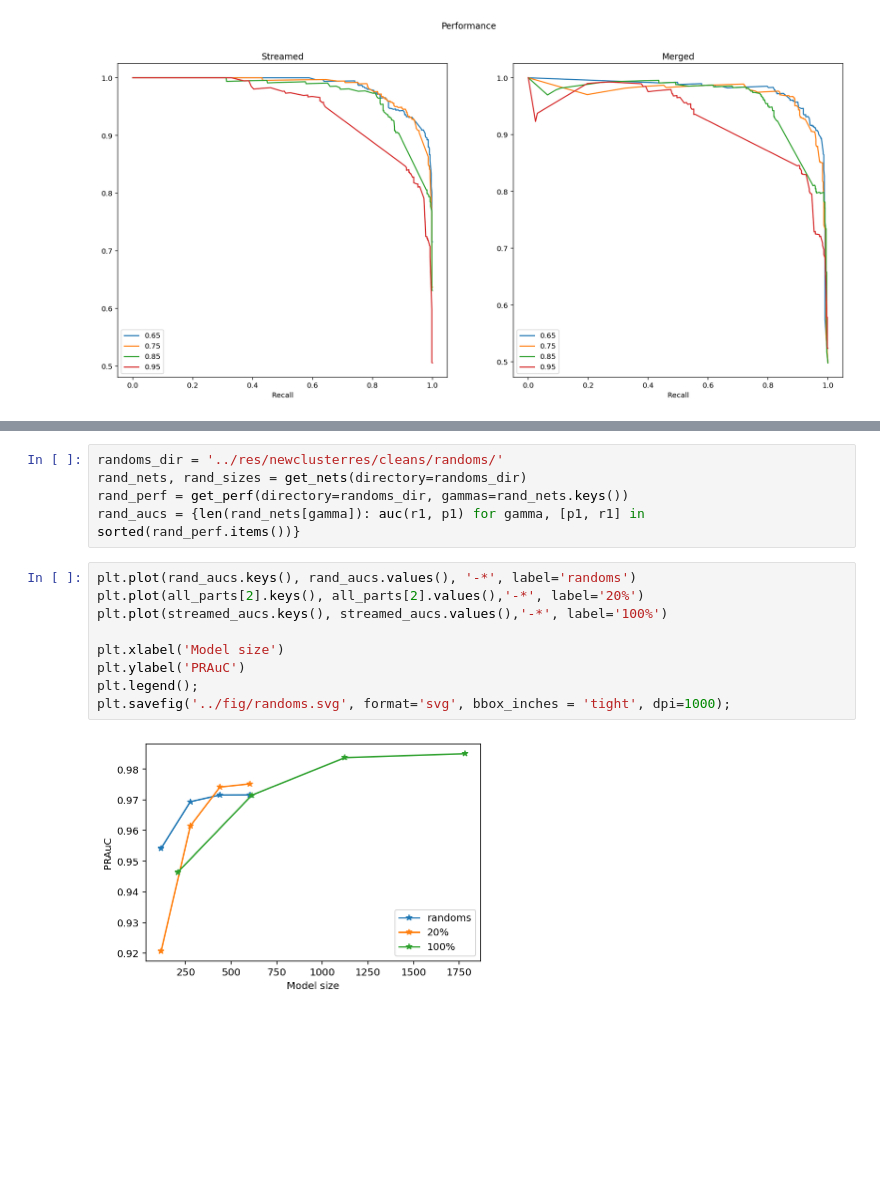
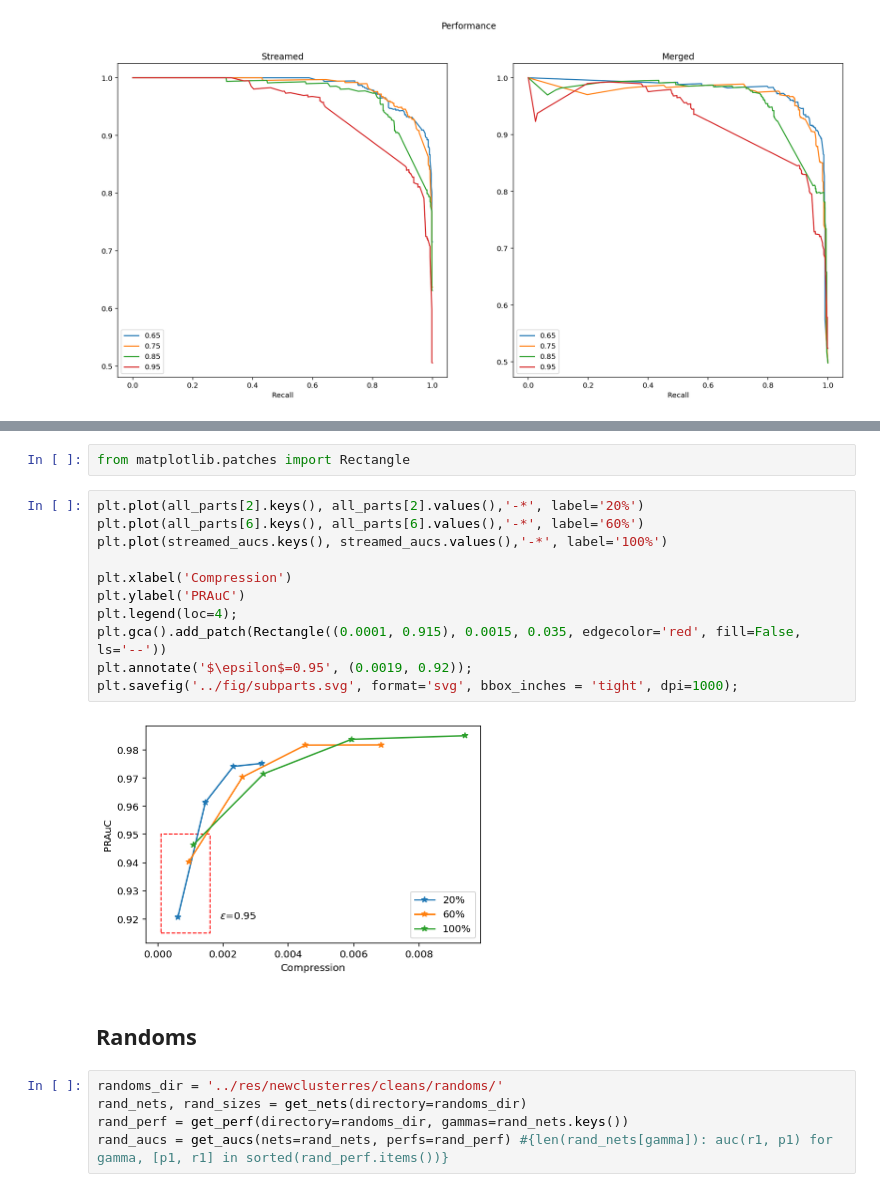
Before and after one commit to jrybicki-jsc/smms, a Jupyter notebook: graphla/cleans.ipynb, the cells around one changed output, grey strips where cells are left out. Drawn from its saved outputs; the diff is of its cells as text; blank space fills up the shorter version.

```diff
--- a/graphla/cleans.ipynb
+++ b/graphla/cleans.ipynb
@@ -143,16 +128,22 @@ plt.savefig('../fig/subparts.svg', format='svg', bbox_inches = 'tight', dpi=1000
-# %%
-randoms_dir = '../res/newclusterres/cleans/randoms/'
-rand_nets, rand_sizes = get_nets(directory=randoms_dir)
-rand_perf = get_perf(directory=randoms_dir, gammas=rand_nets.keys())
-rand_aucs = {len(rand_nets[gamma]): auc(r1, p1) for gamma, [p1, r1] in sorted(rand_perf.items())}
-# %%
-plt.plot(rand_aucs.keys(), rand_aucs.values(), '-*', label='randoms')
-plt.plot(all_parts[2].keys(), all_parts[2].values(),'-*', label='20%')
-plt.plot(streamed_aucs.keys(), streamed_aucs.values(),'-*', label='100%')
-
-plt.xlabel('Model size')
-plt.ylabel('PRAuC')
-plt.legend();
-plt.savefig('../fig/randoms.svg', format='svg', bbox_inches = 'tight', dpi=1000);
-# %% [output]
-[figure, removed]
+# %%
+from matplotlib.patches import Rectangle
+# %%
+plt.plot(all_parts[2].keys(), all_parts[2].values(),'-*', label='20%')
+plt.plot(all_parts[6].keys(), all_parts[6].values(),'-*', label='60%')
+plt.plot(streamed_aucs.keys(), streamed_aucs.values(),'-*', label='100%')
+
+plt.xlabel('Compression')
+plt.ylabel('PRAuC')
+plt.legend(loc=4);
+plt.gca().add_patch(Rectangle((0.0001, 0.915), 0.0015, 0.035, edgecolor='red', fill=False, ls='--'))
+plt.annotate('$\epsilon$=0.95', (0.0019, 0.92));
+plt.savefig('../fig/subparts.svg', format='svg', bbox_inches = 'tight', dpi=1000);
+# %% [output]
+[figure, added]
+# %% [markdown]
+## Randoms
+# %%
+randoms_dir = '../res/newclusterres/cleans/randoms/'
+rand_nets, rand_sizes = get_nets(directory=randoms_dir)
+rand_perf = get_perf(directory=randoms_dir, gammas=rand_nets.keys())
+rand_aucs = get_aucs(nets=rand_nets, perfs=rand_perf) #{len(rand_nets[gamma]): auc(r1, p1) for gamma, [p1, r1] in sorted(rand_perf.items())}
```
Also changed, not shown: parts of 17 cells of this notebook.
